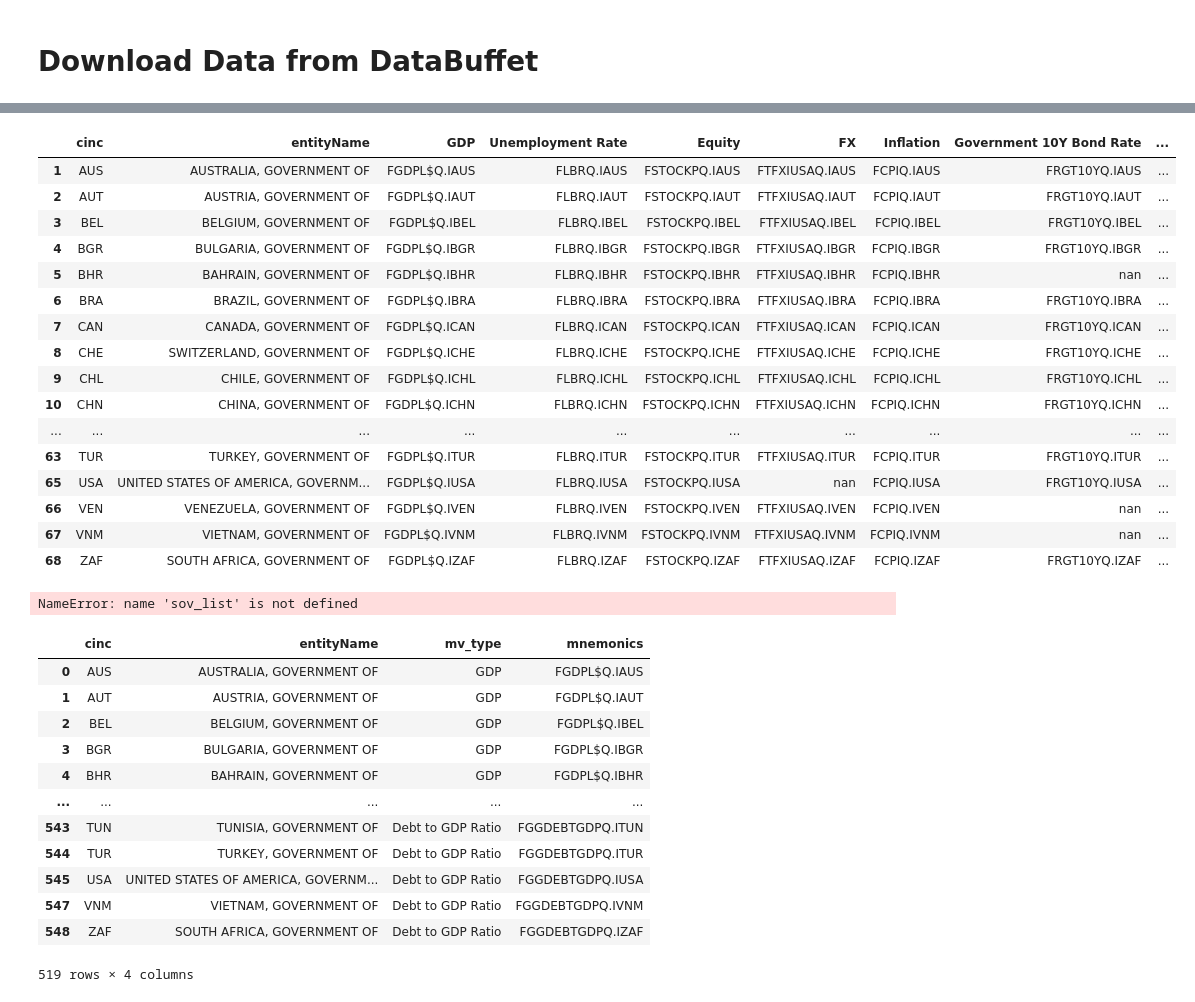
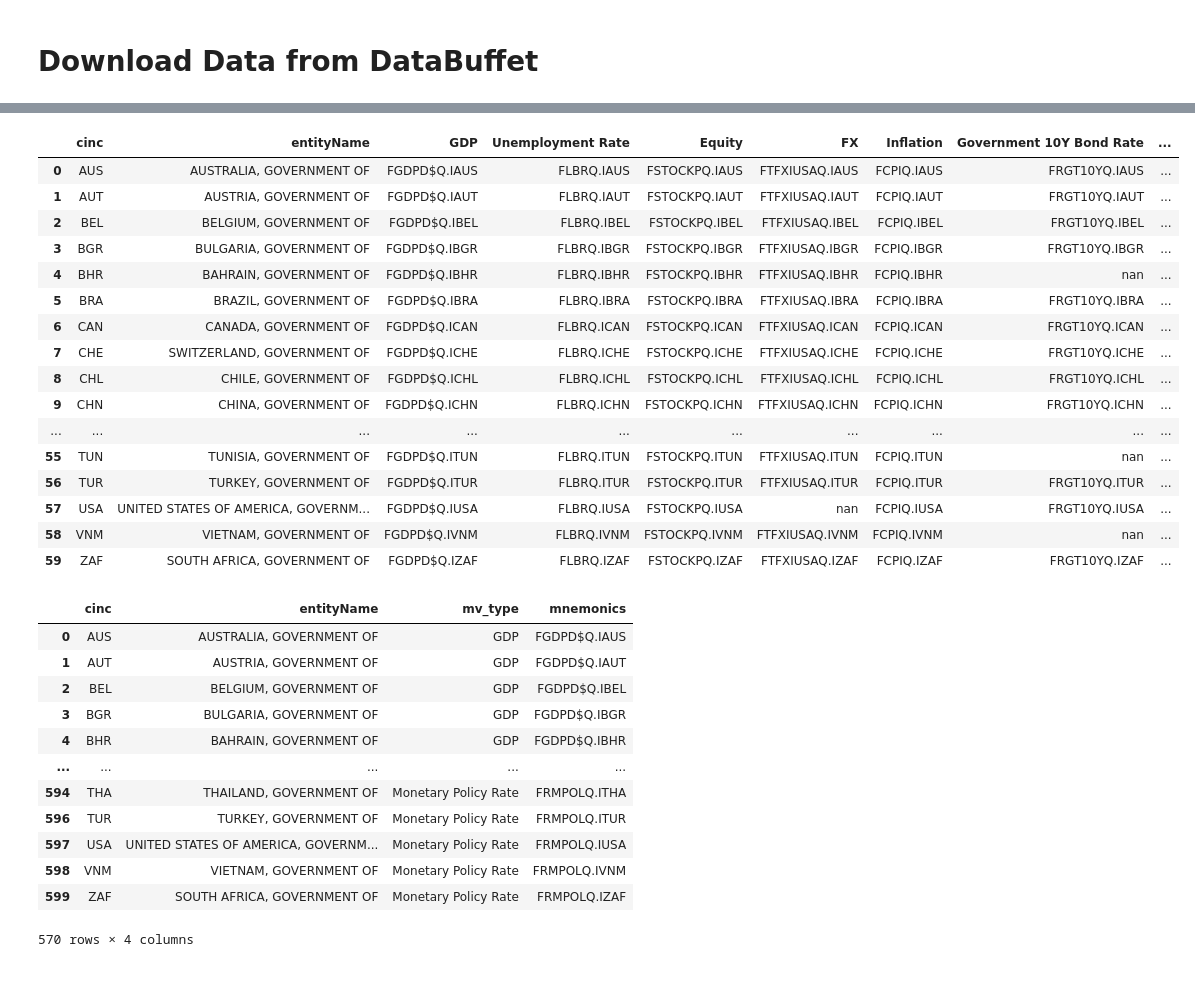
Before and after one commit to ruianxiao/unified-ST-framework-sovereign, a Jupyter notebook: Code/2.prepare_mv_data.ipynb, the cells around one changed output, grey strips where cells are left out. Cells and saved outputs as stored; diff of their text form; code cells hidden in the pictures.

```diff
--- a/Code/2.prepare_mv_data.ipynb
+++ b/Code/2.prepare_mv_data.ipynb
@@ -31,6 +31,7 @@ os.getcwd()
 "c:\\Users\\XiaoA1\\OneDrive - Moody's\\COE - Credit Analytics-SQ - Unified ST Framework - Documents\\Sovereign Macro\\2 - Research Code"
 # %%
 version = '052025'
+vintage = '202506'
 # %% [markdown]
 # Download Data from DataBuffet
 # %%
@@ -67,6 +68,19 @@ def get_series(mnemonic, acc_key, enc_key, freq="0", trans="0", vintage='latest'
     series = response.json()
     print(series.get('description'))
     return series
+# %%
+def create_date_range_fixed(start_date, end_date, freq):
+    """
+    Create date range and convert to date-only format to avoid timestamp issues
+    """
+    if freq == 'MONTH':
+        dates = pd.date_range(start=start_date, end=end_date, freq='M') + MonthEnd(0)
+    else:
+        dates = pd.date_range(start=start_date, end=end_date, freq='QE') + QuarterBegin(startingMonth=1) - pd.DateOffset(days=1)
+
+    # Convert to date-only format to avoid timestamp issues
+    dates = dates.date
+    return dates
 # %%
 sov_list = pd.read_excel('Output/1.sov_monthly_summary_'+version+'.xlsx')
 sov_list = sov_list[sov_list['Included']==True]
@@ -89,3 +96,6 @@ sov_list
+# %%
+mnemonic_existing = pd.read_csv("Output/2.sov_mv_mnemonics.csv")
+sov_list = pd.merge(sov_list, mnemonic_existing, on=['cinc', 'entityName'], how='left')
 # %%
 mv_types = [
 	"GDP",
@@ -181,24 +210,24 @@ Baseline Scenario (May 2025): General government debt to GDP ratio, (%, NSA)
 # %%
-display(sov_list[['cinc', 'entityName'] + mv_types].style.set_properties(**{'max-height': 'none', 'max-width': 'none'}))
+for i in range(len(mv_types_global)):
+    sov_list[mv_types_global[i]] = mnemonics_global[i]
+display(sov_list[['cinc', 'entityName'] + mv_types + mv_types_global].style.set_properties(**{'max-height': 'none', 'max-width': 'none'}))
 # %% [output]
 |  | cinc | entityName | GDP | Unemployment Rate | Equity | FX | Inflation | Government 10Y Bond Rate | ... |
-| 1 | AUS | AUSTRALIA, GOVERNMENT OF | FGDPL$Q.IAUS | FLBRQ.IAUS | FSTOCKPQ.IAUS | FTFXIUSAQ.IAUS | FCPIQ.IAUS | FRGT10YQ.IAUS | ... |
-| 2 | AUT | AUSTRIA, GOVERNMENT OF | FGDPL$Q.IAUT | FLBRQ.IAUT | FSTOCKPQ.IAUT | FTFXIUSAQ.IAUT | FCPIQ.IAUT | FRGT10YQ.IAUT | ... |
-| 3 | BEL | BELGIUM, GOVERNMENT OF | FGDPL$Q.IBEL | FLBRQ.IBEL | FSTOCKPQ.IBEL | FTFXIUSAQ.IBEL | FCPIQ.IBEL | FRGT10YQ.IBEL | ... |
-| 4 | BGR | BULGARIA, GOVERNMENT OF | FGDPL$Q.IBGR | FLBRQ.IBGR | FSTOCKPQ.IBGR | FTFXIUSAQ.IBGR | FCPIQ.IBGR | FRGT10YQ.IBGR | ... |
-| 5 | BHR | BAHRAIN, GOVERNMENT OF | FGDPL$Q.IBHR | FLBRQ.IBHR | FSTOCKPQ.IBHR | FTFXIUSAQ.IBHR | FCPIQ.IBHR | nan | ... |
-| 6 | BRA | BRAZIL, GOVERNMENT OF | FGDPL$Q.IBRA | FLBRQ.IBRA | FSTOCKPQ.IBRA | FTFXIUSAQ.IBRA | FCPIQ.IBRA | FRGT10YQ.IBRA | ... |
-| 7 | CAN | CANADA, GOVERNMENT OF | FGDPL$Q.ICAN | FLBRQ.ICAN | FSTOCKPQ.ICAN | FTFXIUSAQ.ICAN | FCPIQ.ICAN | FRGT10YQ.ICAN | ... |
-| 8 | CHE | SWITZERLAND, GOVERNMENT OF | FGDPL$Q.ICHE | FLBRQ.ICHE | FSTOCKPQ.ICHE | FTFXIUSAQ.ICHE | FCPIQ.ICHE | FRGT10YQ.ICHE | ... |
-| 9 | CHL | CHILE, GOVERNMENT OF | FGDPL$Q.ICHL | FLBRQ.ICHL | FSTOCKPQ.ICHL | FTFXIUSAQ.ICHL | FCPIQ.ICHL | FRGT10YQ.ICHL | ... |
-| 10 | CHN | CHINA, GOVERNMENT OF | FGDPL$Q.ICHN | FLBRQ.ICHN | FSTOCKPQ.ICHN | FTFXIUSAQ.ICHN | FCPIQ.ICHN | FRGT10YQ.ICHN | ... |
+| 0 | AUS | AUSTRALIA, GOVERNMENT OF | FGDPD$Q.IAUS | FLBRQ.IAUS | FSTOCKPQ.IAUS | FTFXIUSAQ.IAUS | FCPIQ.IAUS | FRGT10YQ.IAUS | ... |
+| 1 | AUT | AUSTRIA, GOVERNMENT OF | FGDPD$Q.IAUT | FLBRQ.IAUT | FSTOCKPQ.IAUT | FTFXIUSAQ.IAUT | FCPIQ.IAUT | FRGT10YQ.IAUT | ... |
+| 2 | BEL | BELGIUM, GOVERNMENT OF | FGDPD$Q.IBEL | FLBRQ.IBEL | FSTOCKPQ.IBEL | FTFXIUSAQ.IBEL | FCPIQ.IBEL | FRGT10YQ.IBEL | ... |
+| 3 | BGR | BULGARIA, GOVERNMENT OF | FGDPD$Q.IBGR | FLBRQ.IBGR | FSTOCKPQ.IBGR | FTFXIUSAQ.IBGR | FCPIQ.IBGR | FRGT10YQ.IBGR | ... |
+| 4 | BHR | BAHRAIN, GOVERNMENT OF | FGDPD$Q.IBHR | FLBRQ.IBHR | FSTOCKPQ.IBHR | FTFXIUSAQ.IBHR | FCPIQ.IBHR | nan | ... |
+| 5 | BRA | BRAZIL, GOVERNMENT OF | FGDPD$Q.IBRA | FLBRQ.IBRA | FSTOCKPQ.IBRA | FTFXIUSAQ.IBRA | FCPIQ.IBRA | FRGT10YQ.IBRA | ... |
+| 6 | CAN | CANADA, GOVERNMENT OF | FGDPD$Q.ICAN | FLBRQ.ICAN | FSTOCKPQ.ICAN | FTFXIUSAQ.ICAN | FCPIQ.ICAN | FRGT10YQ.ICAN | ... |
+| 7 | CHE | SWITZERLAND, GOVERNMENT OF | FGDPD$Q.ICHE | FLBRQ.ICHE | FSTOCKPQ.ICHE | FTFXIUSAQ.ICHE | FCPIQ.ICHE | FRGT10YQ.ICHE | ... |
+| 8 | CHL | CHILE, GOVERNMENT OF | FGDPD$Q.ICHL | FLBRQ.ICHL | FSTOCKPQ.ICHL | FTFXIUSAQ.ICHL | FCPIQ.ICHL | FRGT10YQ.ICHL | ... |
+| 9 | CHN | CHINA, GOVERNMENT OF | FGDPD$Q.ICHN | FLBRQ.ICHN | FSTOCKPQ.ICHN | FTFXIUSAQ.ICHN | FCPIQ.ICHN | FRGT10YQ.ICHN | ... |
 | ... | ... | ... | ... | ... | ... | ... | ... | ... | ... |
-| 63 | TUR | TURKEY, GOVERNMENT OF | FGDPL$Q.ITUR | FLBRQ.ITUR | FSTOCKPQ.ITUR | FTFXIUSAQ.ITUR | FCPIQ.ITUR | FRGT10YQ.ITUR | ... |
-| 65 | USA | UNITED STATES OF AMERICA, GOVERNM... | FGDPL$Q.IUSA | FLBRQ.IUSA | FSTOCKPQ.IUSA | nan | FCPIQ.IUSA | FRGT10YQ.IUSA | ... |
-| 66 | VEN | VENEZUELA, GOVERNMENT OF | FGDPL$Q.IVEN | FLBRQ.IVEN | FSTOCKPQ.IVEN | FTFXIUSAQ.IVEN | FCPIQ.IVEN | nan | ... |
-| 67 | VNM | VIETNAM, GOVERNMENT OF | FGDPL$Q.IVNM | FLBRQ.IVNM | FSTOCKPQ.IVNM | FTFXIUSAQ.IVNM | FCPIQ.IVNM | nan | ... |
-| 68 | ZAF | SOUTH AFRICA, GOVERNMENT OF | FGDPL$Q.IZAF | FLBRQ.IZAF | FSTOCKPQ.IZAF | FTFXIUSAQ.IZAF | FCPIQ.IZAF | FRGT10YQ.IZAF | ... |
+| 55 | TUN | TUNISIA, GOVERNMENT OF | FGDPD$Q.ITUN | FLBRQ.ITUN | FSTOCKPQ.ITUN | FTFXIUSAQ.ITUN | FCPIQ.ITUN | nan | ... |
+| 56 | TUR | TURKEY, GOVERNMENT OF | FGDPD$Q.ITUR | FLBRQ.ITUR | FSTOCKPQ.ITUR | FTFXIUSAQ.ITUR | FCPIQ.ITUR | FRGT10YQ.ITUR | ... |
+| 57 | USA | UNITED STATES OF AMERICA, GOVERNM... | FGDPD$Q.IUSA | FLBRQ.IUSA | FSTOCKPQ.IUSA | nan | FCPIQ.IUSA | FRGT10YQ.IUSA | ... |
+| 58 | VNM | VIETNAM, GOVERNMENT OF | FGDPD$Q.IVNM | FLBRQ.IVNM | FSTOCKPQ.IVNM | FTFXIUSAQ.IVNM | FCPIQ.IVNM | nan | ... |
+| 59 | ZAF | SOUTH AFRICA, GOVERNMENT OF | FGDPD$Q.IZAF | FLBRQ.IZAF | FSTOCKPQ.IZAF | FTFXIUSAQ.IZAF | FCPIQ.IZAF | FRGT10YQ.IZAF | ... |
 # %%
-sov_list[['cinc', 'entityName'] + mv_types].to_csv("Output/2.sov_mv_mnemonics.csv", index=False)
+sov_list[['cinc', 'entityName'] + mv_types + mv_types_global].to_csv("Output/2.sov_mv_mnemonics.csv", index=False)
-# %% [output]
-NameError: name 'sov_list' is not defined
@@ -209,5 +234,5 @@ mnemonics_list = pd.read_csv("Output/2.sov_mv_mnemonics.csv")
 # %%
-mnemonics_long = mnemonics_list.melt(
+mnemonics_long = sov_list[['cinc', 'entityName'] + mv_types].melt(
     id_vars=['cinc', 'entityName'],
     var_name='mv_type',
     value_name='mnemonics'
@@ -217,15 +242,15 @@ mnemonics_long.to_csv("Output/2.sov_mv_mnemonics_long.csv", index=False)
 mnemonics_long
 # %% [output]
 |  | cinc | entityName | mv_type | mnemonics |
-| 0 | AUS | AUSTRALIA, GOVERNMENT OF | GDP | FGDPL$Q.IAUS |
-| 1 | AUT | AUSTRIA, GOVERNMENT OF | GDP | FGDPL$Q.IAUT |
-| 2 | BEL | BELGIUM, GOVERNMENT OF | GDP | FGDPL$Q.IBEL |
-| 3 | BGR | BULGARIA, GOVERNMENT OF | GDP | FGDPL$Q.IBGR |
-| 4 | BHR | BAHRAIN, GOVERNMENT OF | GDP | FGDPL$Q.IBHR |
+| 0 | AUS | AUSTRALIA, GOVERNMENT OF | GDP | FGDPD$Q.IAUS |
+| 1 | AUT | AUSTRIA, GOVERNMENT OF | GDP | FGDPD$Q.IAUT |
+| 2 | BEL | BELGIUM, GOVERNMENT OF | GDP | FGDPD$Q.IBEL |
+| 3 | BGR | BULGARIA, GOVERNMENT OF | GDP | FGDPD$Q.IBGR |
+| 4 | BHR | BAHRAIN, GOVERNMENT OF | GDP | FGDPD$Q.IBHR |
 | ... | ... | ... | ... | ... |
-| 543 | TUN | TUNISIA, GOVERNMENT OF | Debt to GDP Ratio | FGGDEBTGDPQ.ITUN |
-| 544 | TUR | TURKEY, GOVERNMENT OF | Debt to GDP Ratio | FGGDEBTGDPQ.ITUR |
-| 545 | USA | UNITED STATES OF AMERICA, GOVERNM... | Debt to GDP Ratio | FGGDEBTGDPQ.IUSA |
-| 547 | VNM | VIETNAM, GOVERNMENT OF | Debt to GDP Ratio | FGGDEBTGDPQ.IVNM |
-| 548 | ZAF | SOUTH AFRICA, GOVERNMENT OF | Debt to GDP Ratio | FGGDEBTGDPQ.IZAF |
+| 594 | THA | THAILAND, GOVERNMENT OF | Monetary Policy Rate | FRMPOLQ.ITHA |
+| 596 | TUR | TURKEY, GOVERNMENT OF | Monetary Policy Rate | FRMPOLQ.ITUR |
+| 597 | USA | UNITED STATES OF AMERICA, GOVERNM... | Monetary Policy Rate | FRMPOLQ.IUSA |
+| 598 | VNM | VIETNAM, GOVERNMENT OF | Monetary Policy Rate | FRMPOLQ.IVNM |
+| 599 | ZAF | SOUTH AFRICA, GOVERNMENT OF | Monetary Policy Rate | FRMPOLQ.IZAF |
-519 rows × 4 columns
+570 rows × 4 columns
```
Also changed, not shown: parts of 6 cells of this notebook, 22 other files.
